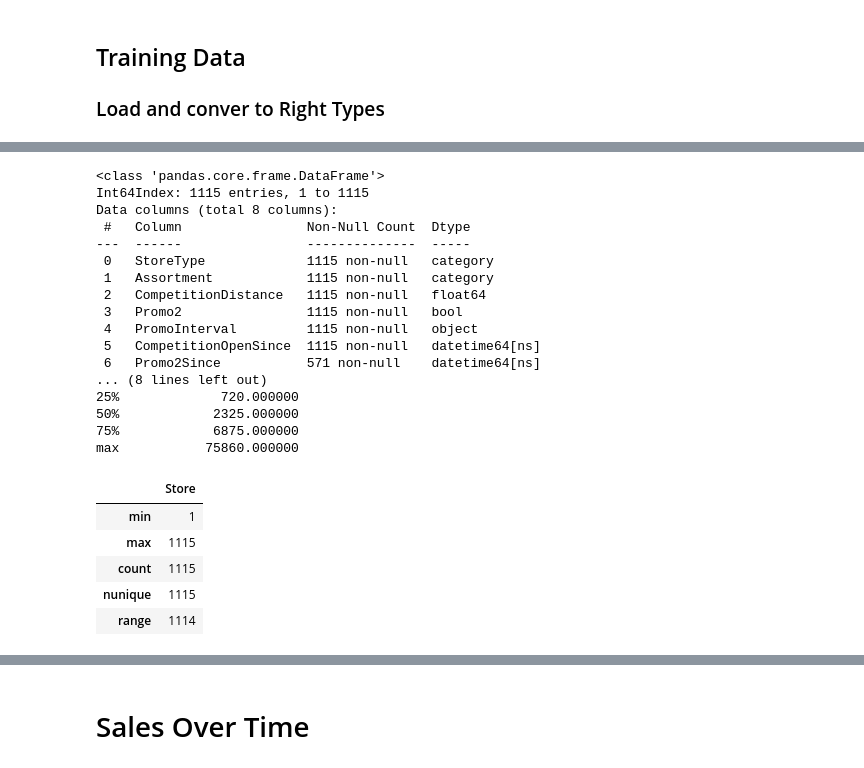
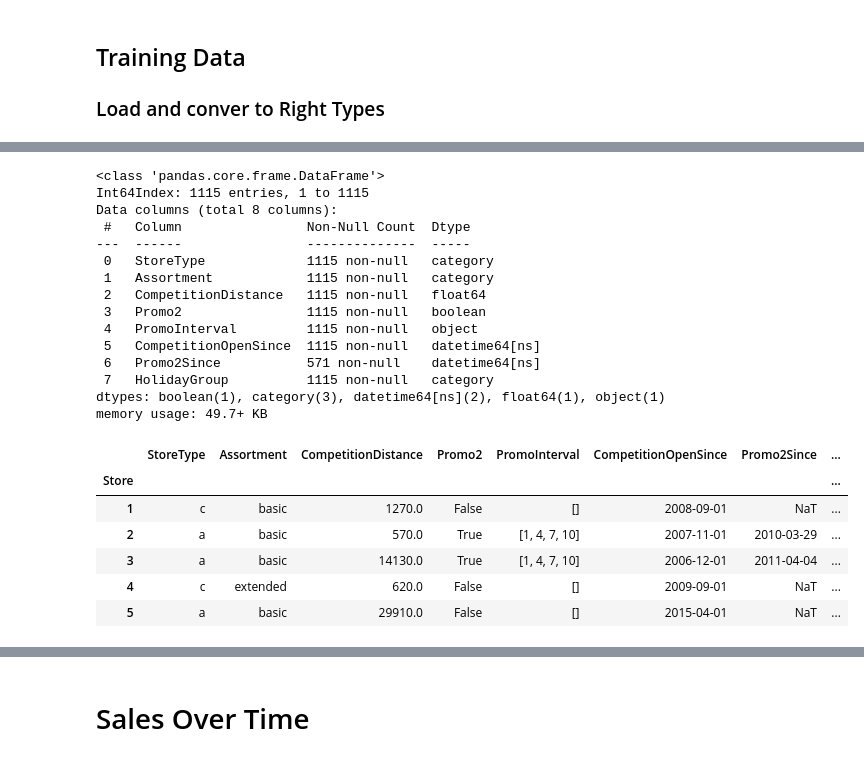
Before and after one commit to deichbrise/assessment-max, a Jupyter notebook: rossmann/model/EDA.ipynb, the cells around one changed output, grey strips where cells are left out. Cells and saved outputs as stored; diff of their text form; code cells hidden in the pictures.

```diff
--- a/rossmann/model/EDA.ipynb
+++ b/rossmann/model/EDA.ipynb
@@ -60,29 +109,28 @@ stores = load_stores_csv(data_path / "store.csv")
 # %%
+
 prepared_stores = prepare_stores(train, stores)
 prepared_stores.info()
-print(prepared_stores.describe())
-prepared_stores.index.to_frame().agg(summarizers)
+prepared_stores.head()
 # %% [output]
 <class 'pandas.core.frame.DataFrame'>
 Int64Index: 1115 entries, 1 to 1115
 Data columns (total 8 columns):
  #   Column                Non-Null Count  Dtype
 ---  ------                --------------  -----
  0   StoreType             1115 non-null   category
  1   Assortment            1115 non-null   category
  2   CompetitionDistance   1115 non-null   float64
- 3   Promo2                1115 non-null   bool
+ 3   Promo2                1115 non-null   boolean
  4   PromoInterval         1115 non-null   object
  5   CompetitionOpenSince  1115 non-null   datetime64[ns]
  6   Promo2Since           571 non-null    datetime64[ns]
-... (8 lines left out)
-25%             720.000000
-50%            2325.000000
-75%            6875.000000
-max           75860.000000
+ 7   HolidayGroup          1115 non-null   category
+dtypes: boolean(1), category(3), datetime64[ns](2), float64(1), object(1)
+memory usage: 49.7+ KB
-|  | Store |
-| min | 1 |
-| max | 1115 |
-| count | 1115 |
-| nunique | 1115 |
-| range | 1114 |
+|  | StoreType | Assortment | CompetitionDistance | Promo2 | PromoInterval | CompetitionOpenSince | Promo2Since | ... |
+| Store |  |  |  |  |  |  |  | ... |
+| 1 | c | basic | 1270.0 | False | [] | 2008-09-01 | NaT | ... |
+| 2 | a | basic | 570.0 | True | [1, 4, 7, 10] | 2007-11-01 | 2010-03-29 | ... |
+| 3 | a | basic | 14130.0 | True | [1, 4, 7, 10] | 2006-12-01 | 2011-04-04 | ... |
+| 4 | c | extended | 620.0 | False | [] | 2009-09-01 | NaT | ... |
+| 5 | a | basic | 29910.0 | False | [] | 2015-04-01 | NaT | ... |
```
Also changed, not shown: parts of 17 cells of this notebook, 17 other files.
